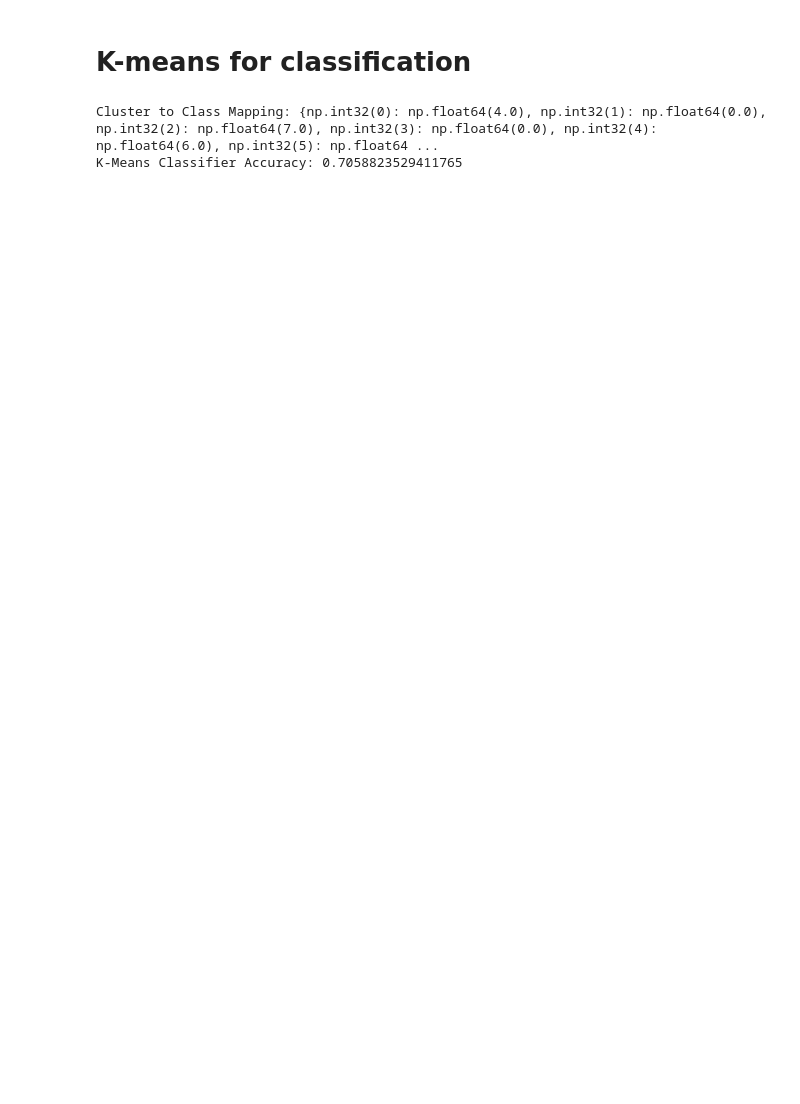
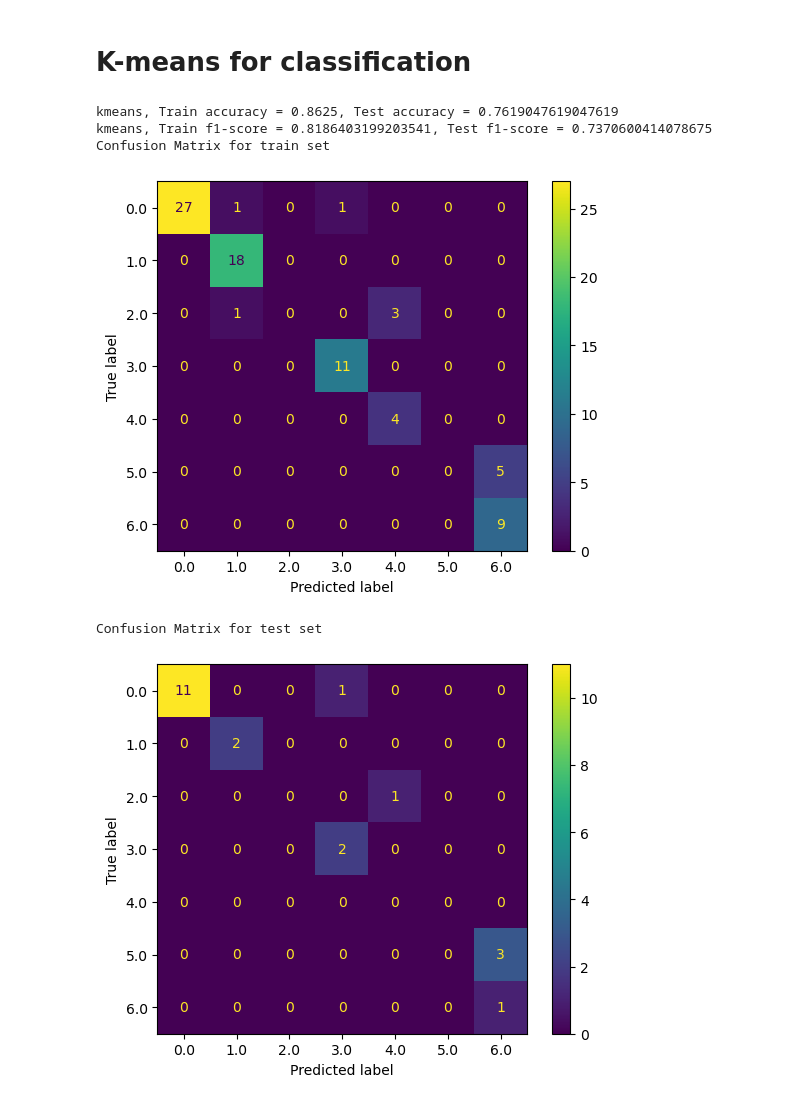
Before and after one commit to Dropptimus/D7041E_Mini_project, a Jupyter notebook: import_testing.ipynb, the cells around one changed output. Saved outputs shown, nothing was run; the diff lists cells and outputs as text; code cells hidden in the pictures; blank space fills up the shorter version.

```diff
--- a/import_testing.ipynb
+++ b/import_testing.ipynb
@@ -202,44 +274,18 @@ def test_classifier(clf, clf_name, params, X_train, y_train, X_test, y_test):
 # %% [markdown]
 # K-means for classification
-# %%
-# Source: https://towardsdatascience.com/kmeans-clustering-for-classification-74b992405d0a
-# But this use another model for predicting
-
-from scipy.stats import mode
-n_clusters = len(np.unique(Y_train))
-kmeans = KMeans(n_clusters = n_clusters, random_state=42)
-kmeans.fit(X_train)
-cluster_labels = kmeans.predict(X_test)
-# y_labels_train = kmeans.labels_
-
-# X_train['km_clust'] = y_labels_train
-# X_test['km_clust'] = cluster_labels
-
-# print('Accuracy: {}'.format(accuracy_score(Y_test, cluster_labels)))
-# print(kmeans.score(X_test))
-# print(cluster_labels, Y_test)
-
-# TODO FIX FOR PIPELINE
-# Also used ChatGPT to fix
-cluster_labels = kmeans.predict(X_train)
-labels_map = {}
-for cluster in np.unique(cluster_labels):
-    class_label = mode(Y_train[cluster_labels == cluster])[0]
-    labels_map[cluster] = class_label
-print("Cluster to Class Mapping:", labels_map)
-# accuracy = accuracy_score(Y_train, cluster_labels)
-# print("K-Means Classifier Accuracy:", accuracy)
-test_clusters = kmeans.predict(X_test)
-y_pred = np.array([labels_map[cluster] for cluster in test_clusters])
-
-# print(y_pred)
-# print(Y_test)
-
-accuracy = accuracy_score(Y_test, y_pred)
-print("K-Means Classifier Accuracy:", accuracy)
-# %% [output]
-Cluster to Class Mapping: {np.int32(0): np.float64(4.0), np.int32(1): np.float64(0.0), np.int32(2): np.float64(7.0), np.int32(3): np.float64(0.0), np.int32(4): np.float64(6.0), np.int32(5): np.float64 ...
-K-Means Classifier Accuracy: 0.7058823529411765
+# %%
+n_clusters = len(np.unique(Y_train))
+kmeans = KMeans(n_clusters = n_clusters, random_state=42)
+params = [{"n_clusters": [n_clusters]}]
+
+test_classifier(kmeans, "kmeans", params, X_train, Y_train, X_test, Y_test)
+# %% [output]
+kmeans, Train accuracy = 0.8625, Test accuracy = 0.7619047619047619
+kmeans, Train f1-score = 0.8186403199203541, Test f1-score = 0.7370600414078675
+Confusion Matrix for train set
+[figure, added]
+Confusion Matrix for test set
+[figure, added]
 # %%
 knn = KNeighborsClassifier()
 params = [{'knn__n_neighbors': [3, 5, 7, 9],
```
Also changed, not shown: parts of 9 cells of this notebook.
